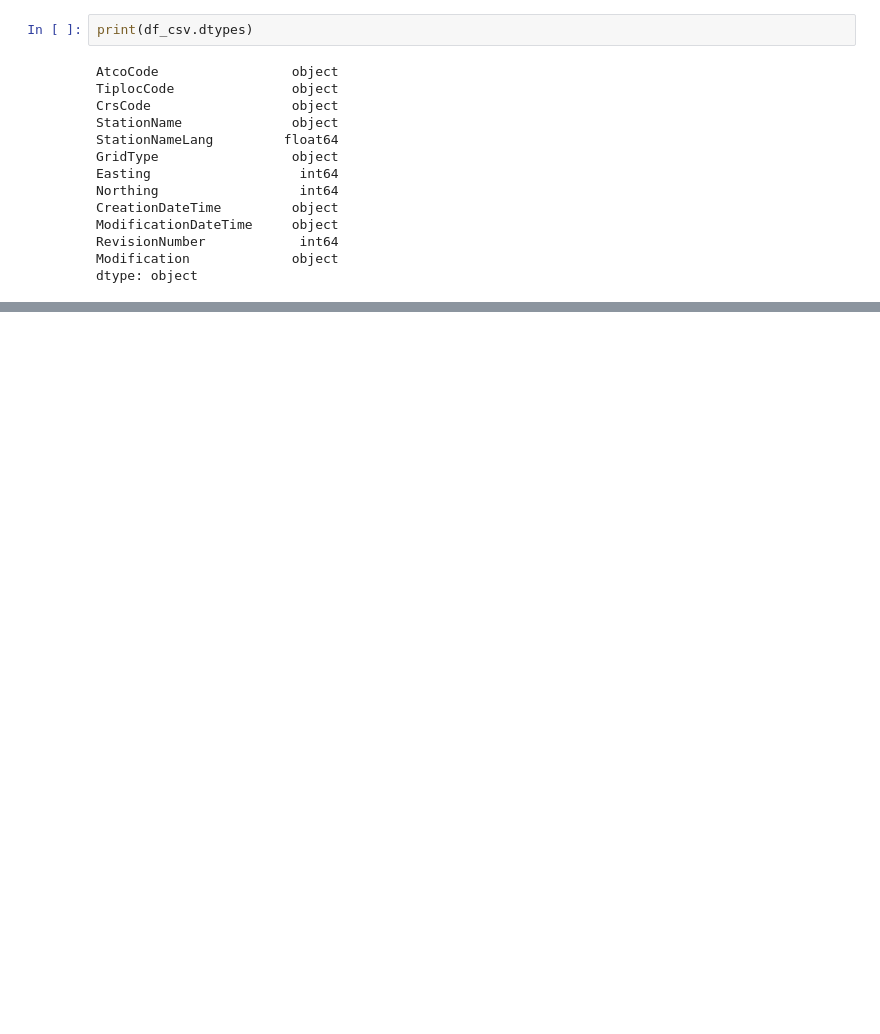
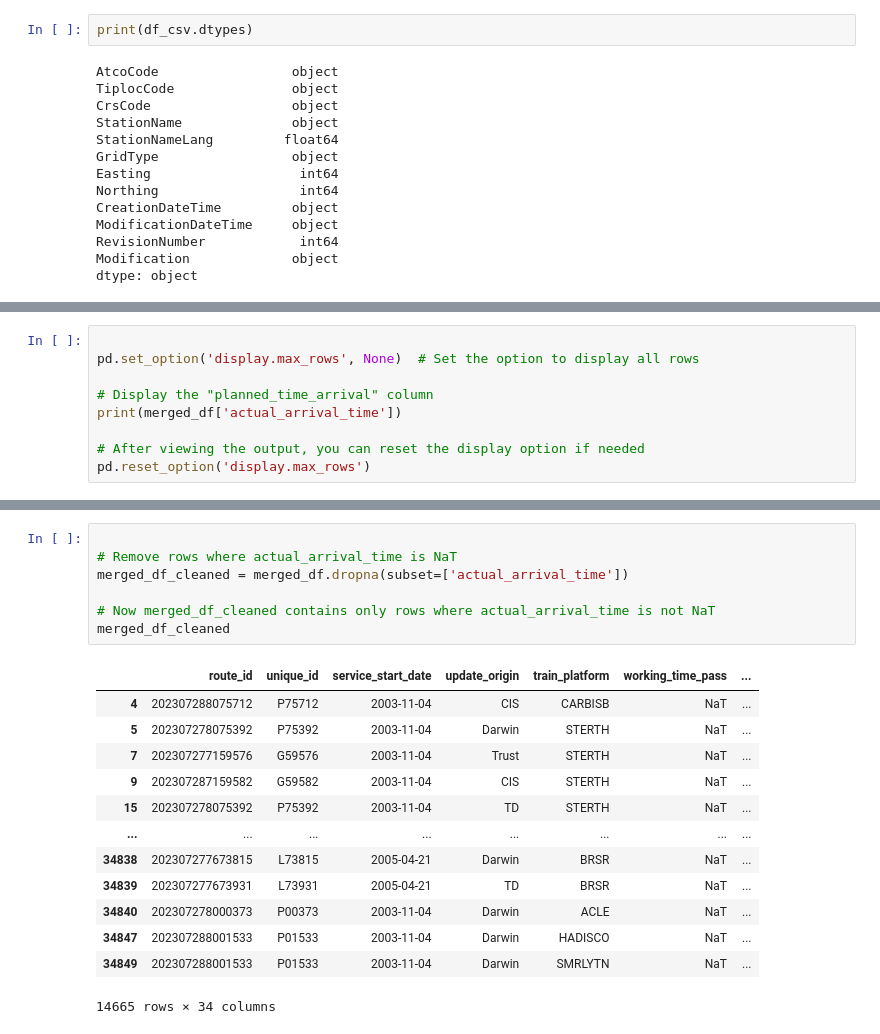
Before and after one commit to AndrewJarjis/FinalProject, a Jupyter notebook: FinalProject.ipynb, the cells around one changed output, grey strips where cells are left out. Drawn from its saved outputs; the diff is of its cells as text; blank space fills up the shorter version.

```diff
--- a/FinalProject.ipynb
+++ b/FinalProject.ipynb
@@ -442,0 +558,9 @@ Name: count, dtype: int64
+# %%
+
+pd.set_option('display.max_rows', None)  # Set the option to display all rows
+
+# Display the "planned_time_arrival" column
+print(merged_df['actual_arrival_time'])
+
+# After viewing the output, you can reset the display option if needed
+pd.reset_option('display.max_rows')
@@ -442,0 +585,21 @@ Name: count, dtype: int64
+# %%
+
+# Remove rows where actual_arrival_time is NaT
+merged_df_cleaned = merged_df.dropna(subset=['actual_arrival_time'])
+
+# Now merged_df_cleaned contains only rows where actual_arrival_time is not NaT
+merged_df_cleaned
+# %% [output]
+|  | route_id | unique_id | service_start_date | update_origin | train_platform | working_time_pass | ... |
+| 4 | 202307288075712 | P75712 | 2003-11-04 | CIS | CARBISB | NaT | ... |
+| 5 | 202307278075392 | P75392 | 2003-11-04 | Darwin | STERTH | NaT | ... |
+| 7 | 202307277159576 | G59576 | 2003-11-04 | Trust | STERTH | NaT | ... |
+| 9 | 202307287159582 | G59582 | 2003-11-04 | CIS | STERTH | NaT | ... |
+| 15 | 202307278075392 | P75392 | 2003-11-04 | TD | STERTH | NaT | ... |
+| ... | ... | ... | ... | ... | ... | ... | ... |
+| 34838 | 202307277673815 | L73815 | 2005-04-21 | Darwin | BRSR | NaT | ... |
+| 34839 | 202307277673931 | L73931 | 2005-04-21 | TD | BRSR | NaT | ... |
+| 34840 | 202307278000373 | P00373 | 2003-11-04 | Darwin | ACLE | NaT | ... |
+| 34847 | 202307288001533 | P01533 | 2003-11-04 | Darwin | HADISCO | NaT | ... |
+| 34849 | 202307288001533 | P01533 | 2003-11-04 | Darwin | SMRLYTN | NaT | ... |
+14665 rows × 34 columns
```
Also changed, not shown: parts of 19 cells of this notebook.
